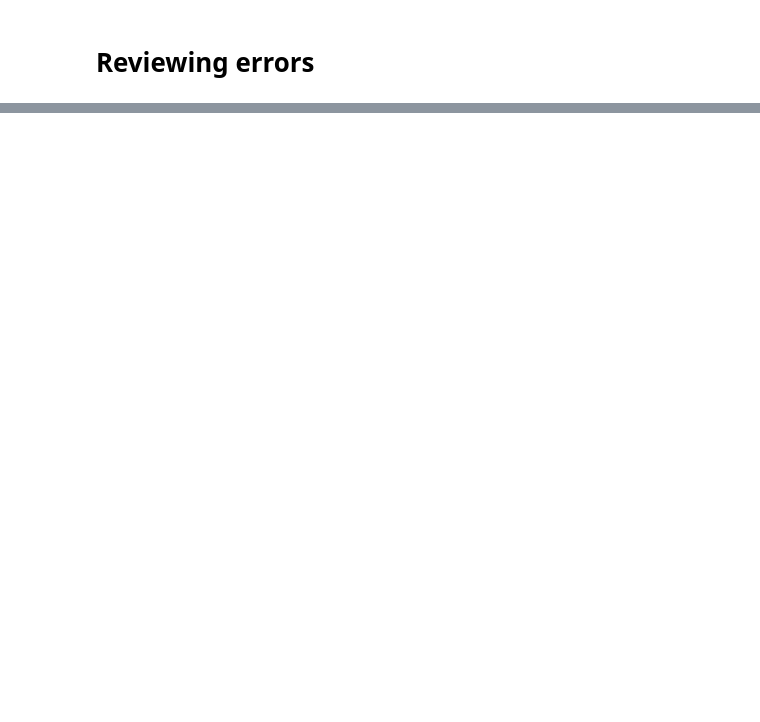
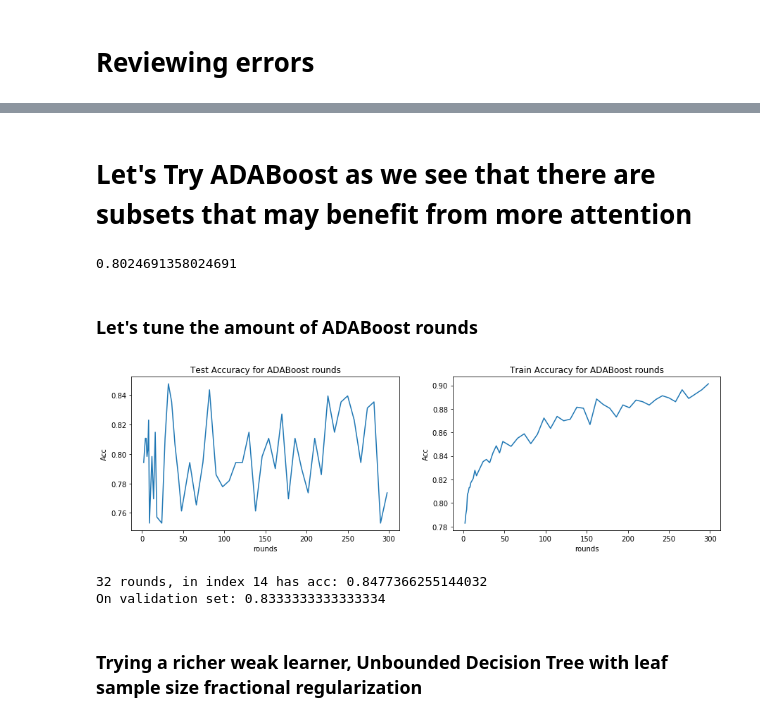
Before and after one commit to guyrom27/PandasTitanic, a Jupyter notebook: main.ipynb, the cells around one changed output, grey strips where cells are left out. Saved outputs shown, nothing was run; the diff lists cells and outputs as text; code cells hidden in the pictures; blank space fills up the shorter version.

```diff
--- a/main.ipynb
+++ b/main.ipynb
@@ -292,0 +182,2 @@ We don't have the same CabinLetters in train and test, so we need to generate on
+# %% [markdown]
+# Let's Try ADABoost as we see that there are subsets that may benefit from more attention
@@ -292,0 +187,56 @@ We don't have the same CabinLetters in train and test, so we need to generate on
+# %%
+x_tr,x_ts,y_tr,y_ts = next_split(it)
+
+clsfr = AdaBoostClassifier()
+clsfr.fit(x_tr,y_tr)
+clsfr.score(x_ts,y_ts)
+# %% [output]
+0.8024691358024691
+# %% [markdown]
+### Let's tune the amount of ADABoost rounds
+# %%
+from itertools import chain
+
+#checking different regions in different resolution
+n_range = list(chain(range(2,10),range(12,20,2),range(24,50,4),range(58,300,8)))
+n_average = 3
+
+test_acc_stumps = np.zeros(len(n_range))
+train_acc_stumps = np.zeros(len(n_range))
+
+for i,n in enumerate(n_range):
+    for _ in range(n_average):
+        clsfr = AdaBoostClassifier(n_estimators=n)
+        x_tr,x_ts,y_tr,y_ts = next_split(it)
+        clsfr.fit(x_tr, y_tr)
+        train_acc_stumps[i] += clsfr.score(x_tr,y_tr)/n_average
+        test_acc_stumps[i] += clsfr.score(x_ts,y_ts)/n_average
+# %%
+plt.figure(figsize=(15,4))
+plt.subplot(121)
+plt.plot(n_range,test_acc_stumps)
+plt.title("Test Accuracy for ADABoost rounds")
+plt.xlabel('rounds')
+plt.ylabel('Acc');
+plt.subplot(122)
+plt.plot(n_range,train_acc_stumps)
+plt.title("Train Accuracy for ADABoost rounds")
+plt.xlabel('rounds')
+plt.ylabel('Acc');
+plt.savefig('ADA_rounds')
+# %% [output]
+[figure, added]
+# %%
+test_acc_np = np.array(test_acc_stumps)
+best = np.argmax(test_acc_np, axis=None)
+print(n_range[best], "rounds, in index",best, "has acc:", test_acc_np[best])
+
+clsfr_ada_stumps = AdaBoostClassifier(n_estimators=n_range[best])
+clsfr_ada_stumps.fit(x_train, y_train)
+print('On validation set:', clsfr_ada_stumps.score(x_valid,y_valid))
+dec_stump_desc = str(n_range[best])+'rounds, decision stumps'
+# %% [output]
+32 rounds, in index 14 has acc: 0.8477366255144032
+On validation set: 0.8333333333333334
+# %% [markdown]
+### Trying a richer weak learner, Unbounded Decision Tree with leaf sample size fractional regularization
```
Also changed, not shown: parts of 86 cells of this notebook, 8 other files.
